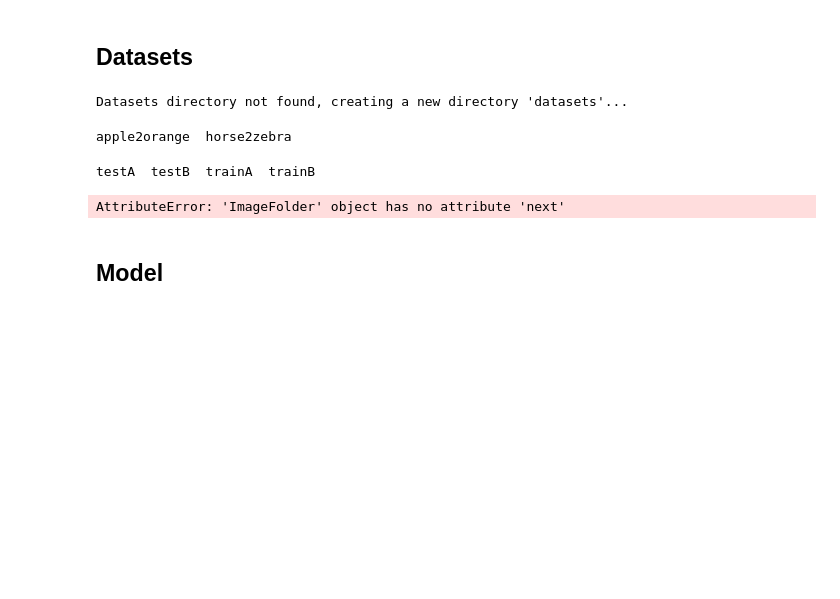
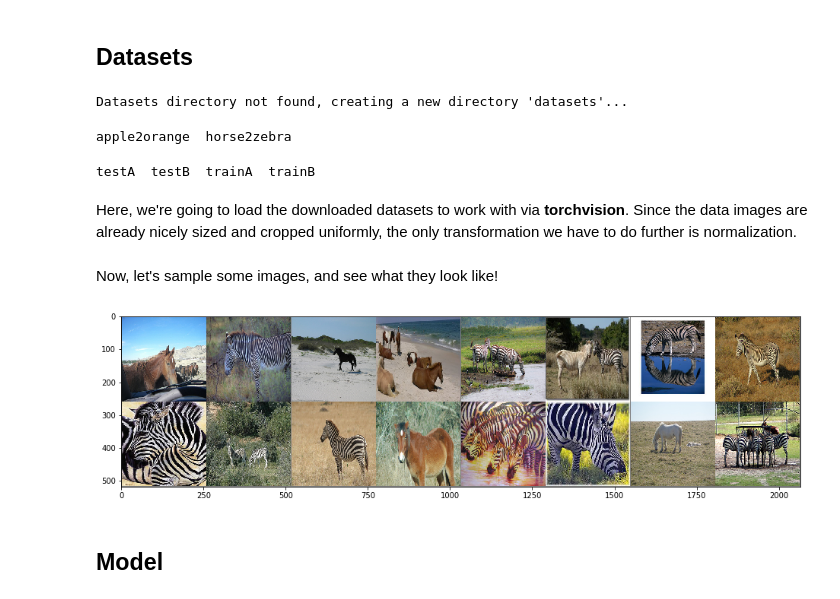
Before and after one commit to jinyeom/leuchtturm, a Jupyter notebook: Image-to-Image Translation with CycleGAN.ipynb, the cells around one changed output. Saved outputs shown, nothing was run; the diff lists cells and outputs as text; code cells hidden in the pictures; blank space fills up the shorter version.

Commit message:
progress on CycleGAN; visualization of dataset

```diff
--- a/Image-to-Image Translation with CycleGAN.ipynb
+++ b/Image-to-Image Translation with CycleGAN.ipynb
@@ -54,21 +54,27 @@ apple2orange  horse2zebra
 !ls ./datasets/horse2zebra/
 # %% [output]
 testA  testB  trainA  trainB
+# %% [markdown]
+Here, we're going to load the downloaded datasets to work with via **torchvision**. Since the data images are already nicely sized and cropped uniformly, the only transformation we have to do further is normalization.
 # %%
 transform = transforms.Compose([transforms.ToTensor(),
                                 transforms.Normalize((0.5, 0.5, 0.5), (0.5, 0.5, 0.5))])
 
 horse2zebra = datasets.ImageFolder(root="./datasets/horse2zebra", transform=transform)
+data_loader = torch.utils.data.DataLoader(horse2zebra, batch_size=16, shuffle=True, num_workers=2)
+# %% [markdown]
+Now, let's sample some images, and see what they look like!
 # %%
 def imshow(img):
     img = img / 2 + 0.5
     npimg = img.numpy()
+    plt.figure(figsize=(16, 8))
     plt.imshow(np.transpose(npimg, (1, 2, 0)))
 # %%
-images, labels = horse2zebra.next()
+images, labels = iter(data_loader).next()
 imshow(torchvision.utils.make_grid(images))
 # %% [output]
-AttributeError: 'ImageFolder' object has no attribute 'next'
+[figure, added]
 # %% [markdown]
 ## Model
 # %% [markdown]
```
